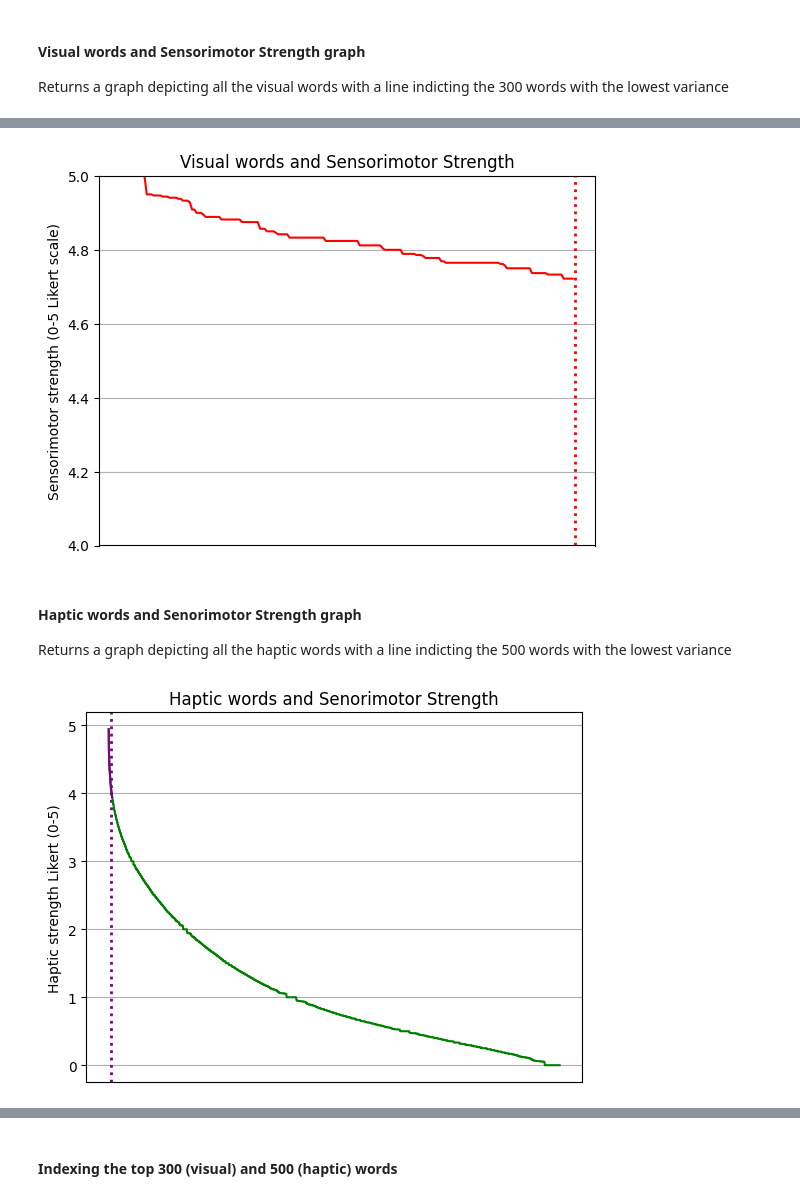
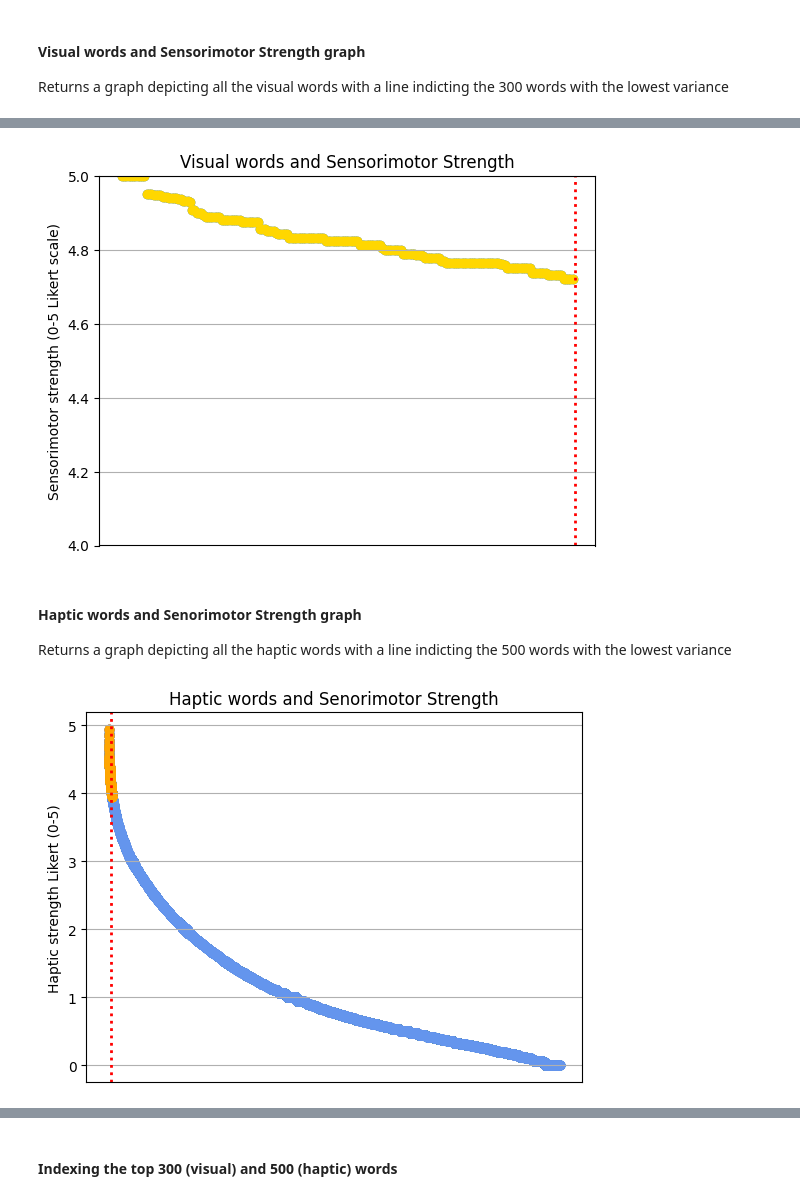
Before and after one commit to soniasola00/SpanLancasterNorm, a Jupyter notebook: Sonia3.ipynb, the cells around one changed output, grey strips where cells are left out. Saved outputs shown, nothing was run; the diff lists cells and outputs as text; code cells hidden in the pictures.

```diff
--- a/Sonia3.ipynb
+++ b/Sonia3.ipynb
@@ -346,6 +348,7 @@ y2_data = visual_subset["Visual.mean"]
 
 # defining the type of plot
 fig, ax = plt.subplots()
+ax.scatter(x2_data, y2_data)
 
 
 # names of labels
@@ -358,46 +361,48 @@ ax.get_xaxis().set_visible(False)
 ax.grid()
 
 # add verticle line at 300
-ax.plot(x2_data, y2_data, label="Line 2", color='red')
+ax.scatter(x2_data, y2_data, color='gold')
 ax.set_ylim(4, 5)
 ax.axvline(x = 200, color = 'red', linestyle = 'dotted', linewidth = 2)
 
 #fig.savefig("test.png")
 plt.show()
 # %% [output]
-[figure, old version]
+[figure, new version]
 # %% [markdown]
 #### Haptic words and Senorimotor Strength graph
 Returns a graph depicting all the haptic words with a line indicting the 500 words with the lowest variance
 # %%
 # defining x and y axis
 x3_data = haptic_sorted["Word"]
 y3_data = haptic_sorted["Haptic.mean"]
 
 x4_data = haptic_subset["Word"]
 y4_data = haptic_subset["Haptic.mean"]
 
 #defining the type of plot
 fig, ax = plt.subplots()
+ax.scatter(x3_data, y3_data)
+ax.scatter(x4_data, y4_data)
 
 
 #labling x and y axis
 ax.set(xlabel = 'Haptic Words', ylabel='Haptic strength Likert (0-5)', title = 'Haptic words and Senorimotor Strength')
 
 #set x label to false becuase it tries to print all the words
 ax.get_xaxis().set_visible(False)
 
 # show plot
 ax.grid()
 
 # add verticle line
-ax.axvline(x = 200, color = 'purple', linestyle = 'dotted', linewidth = 2)
+ax.scatter(x3_data, y3_data, color='cornflowerblue')
+ax.scatter(x4_data, y4_data, color='orange')
+ax.axvline(x = 200, color = 'red', linestyle = 'dotted', linewidth = 2)
 # add verticle line at 300
-ax.plot(x3_data, y3_data, label="Line 1", color='green')
-ax.plot(x4_data, y4_data, label="Line 2", color='purple')
 plt.show()
 # %% [output]
-[figure, old version]
+[figure, new version]
 # %%
 # defining x and y axis
 x4_data = haptic_subset["Word"]
```
Also changed, not shown: parts of 9 cells of this notebook.
